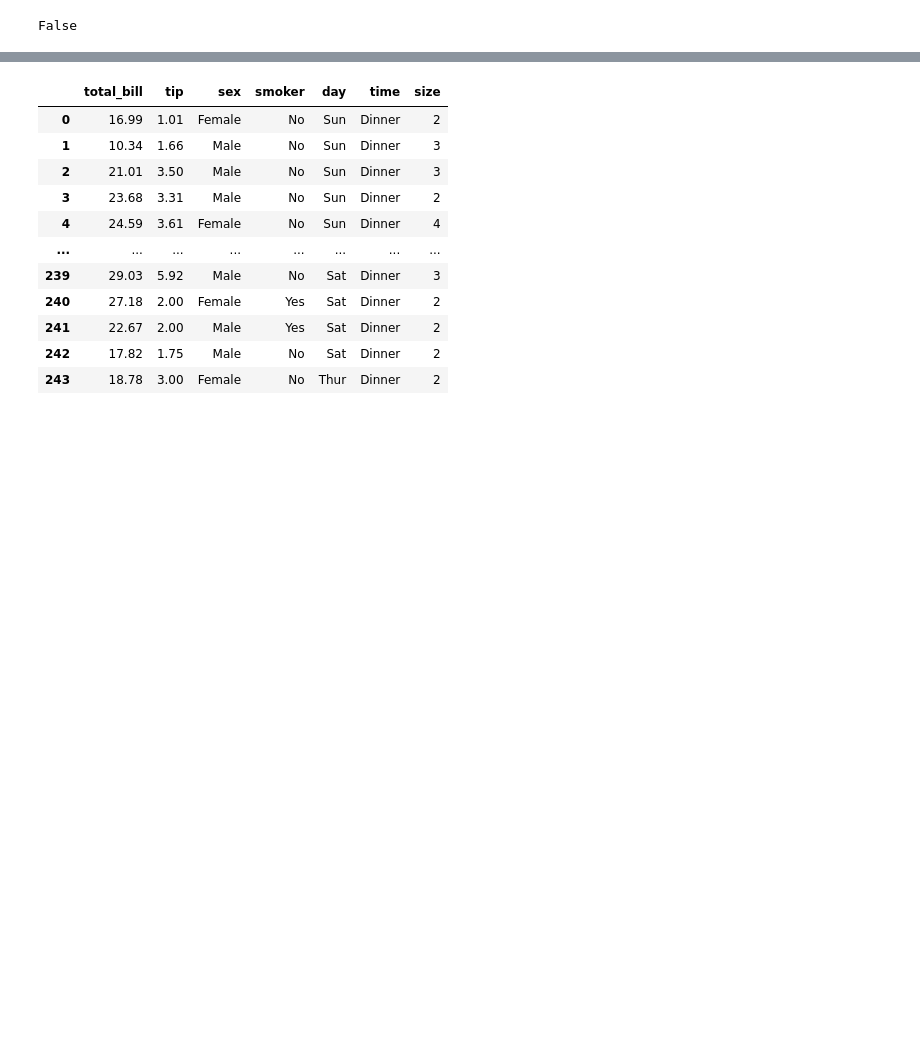
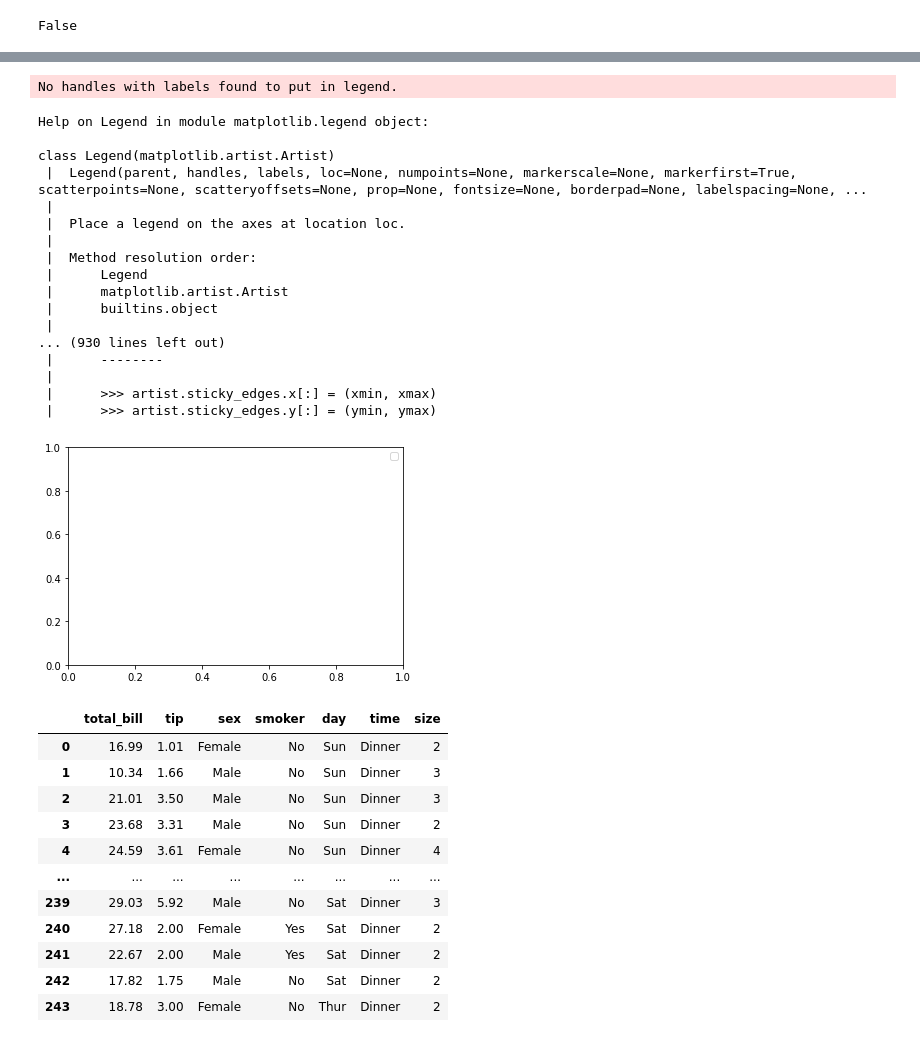
Before and after one commit to mpg-age-bioinformatics/flaski, a Jupyter notebook: utils/notebooks/violinplot.ipynb, the cells around one changed output, grey strips where cells are left out. Cells and saved outputs as stored; diff of their text form; code cells hidden in the pictures; blank space fills up the shorter version.

```diff
--- a/utils/notebooks/violinplot.ipynb
+++ b/utils/notebooks/violinplot.ipynb
@@ -201,3 +202,25 @@ sns.boxplot(x="day", y="total_bill", hue="smoker",data=tips, palette=palette)
+# %%
+help(plt.legend())
+# %% [output]
+No handles with labels found to put in legend.
+Help on Legend in module matplotlib.legend object:
+
+class Legend(matplotlib.artist.Artist)
+ |  Legend(parent, handles, labels, loc=None, numpoints=None, markerscale=None, markerfirst=True, scatterpoints=None, scatteryoffsets=None, prop=None, fontsize=None, borderpad=None, labelspacing=None, ...
+ |
+ |  Place a legend on the axes at location loc.
+ |
+ |  Method resolution order:
+ |      Legend
+ |      matplotlib.artist.Artist
+ |      builtins.object
+ |
+... (930 lines left out)
+ |      --------
+ |
+ |      >>> artist.sticky_edges.x[:] = (xmin, xmax)
+ |      >>> artist.sticky_edges.y[:] = (ymin, ymax)
+[figure, added]
 # %%
 tips_json=tips.to_json()
 # %%
```
Also changed, not shown: parts of 1 cell of this notebook, 2 other files.
